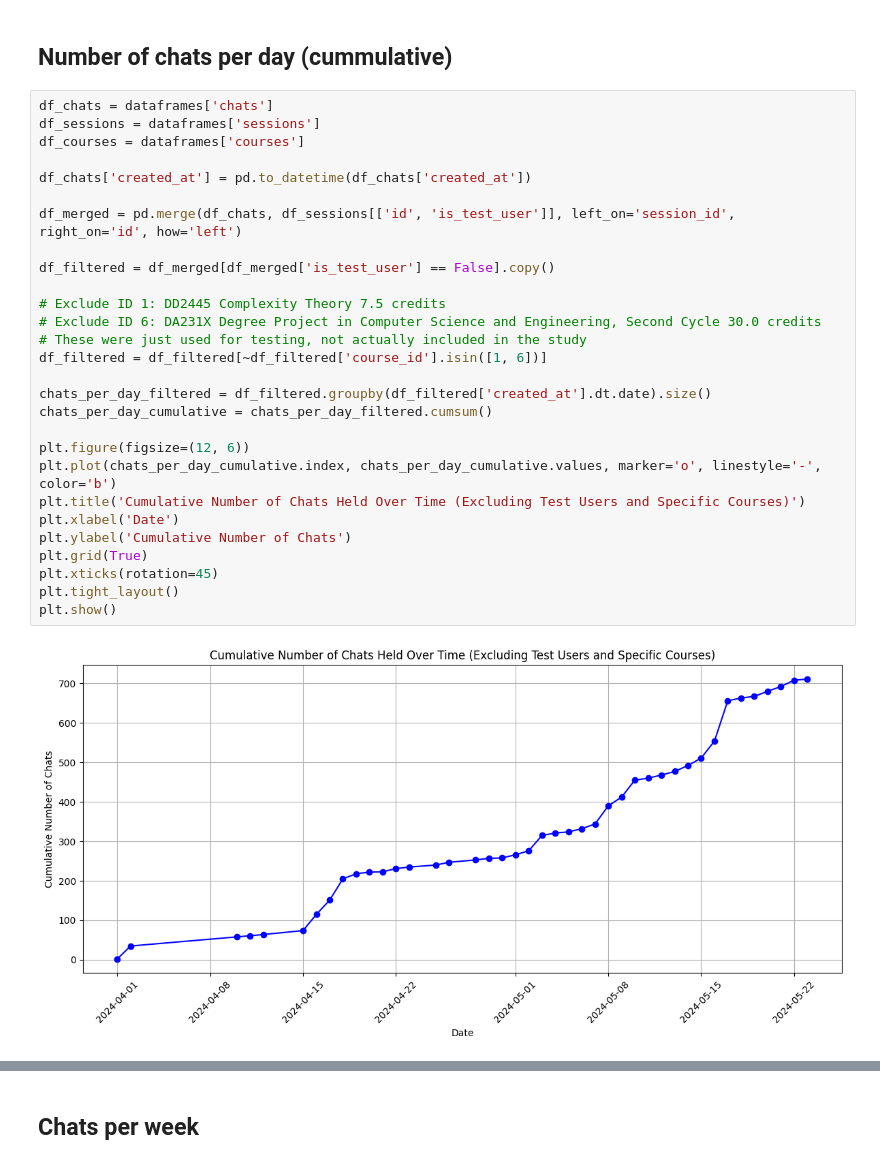
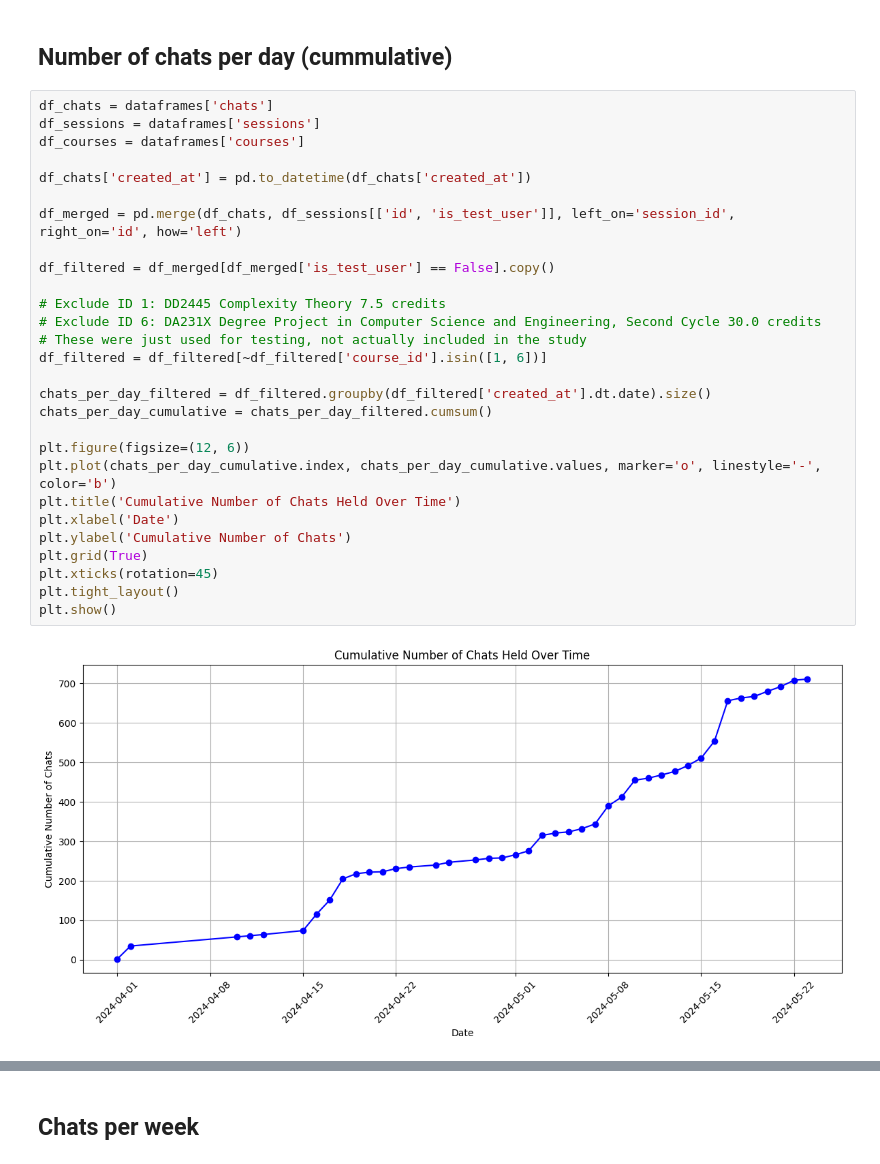
Before and after one commit to nattvara/DA231X, a Jupyter notebook: results/notebooks/usage.ipynb, the cells around one changed output, grey strips where cells are left out. Drawn from its saved outputs; the diff is of its cells as text.

```diff
--- a/results/notebooks/usage.ipynb
+++ b/results/notebooks/usage.ipynb
@@ -74,33 +74,33 @@ None
 # %%
 df_chats = dataframes['chats']
 df_sessions = dataframes['sessions']
 df_courses = dataframes['courses']
 
 df_chats['created_at'] = pd.to_datetime(df_chats['created_at'])
 
 df_merged = pd.merge(df_chats, df_sessions[['id', 'is_test_user']], left_on='session_id', right_on='id', how='left')
 
 df_filtered = df_merged[df_merged['is_test_user'] == False].copy()
 
 # Exclude ID 1: DD2445 Complexity Theory 7.5 credits
 # Exclude ID 6: DA231X Degree Project in Computer Science and Engineering, Second Cycle 30.0 credits
 # These were just used for testing, not actually included in the study
 df_filtered = df_filtered[~df_filtered['course_id'].isin([1, 6])]
 
 chats_per_day_filtered = df_filtered.groupby(df_filtered['created_at'].dt.date).size()
 chats_per_day_cumulative = chats_per_day_filtered.cumsum()
 
 plt.figure(figsize=(12, 6))
 plt.plot(chats_per_day_cumulative.index, chats_per_day_cumulative.values, marker='o', linestyle='-', color='b')
-plt.title('Cumulative Number of Chats Held Over Time (Excluding Test Users and Specific Courses)')
+plt.title('Cumulative Number of Chats Held Over Time')
 plt.xlabel('Date')
 plt.ylabel('Cumulative Number of Chats')
 plt.grid(True)
 plt.xticks(rotation=45)
 plt.tight_layout()
 plt.show()
 # %% [output]
-[figure, old version]
+[figure, new version]
 # %%
 df_chats = dataframes['chats']
 df_sessions = dataframes['sessions']
```
Also changed, not shown: parts of 7 cells of this notebook.
